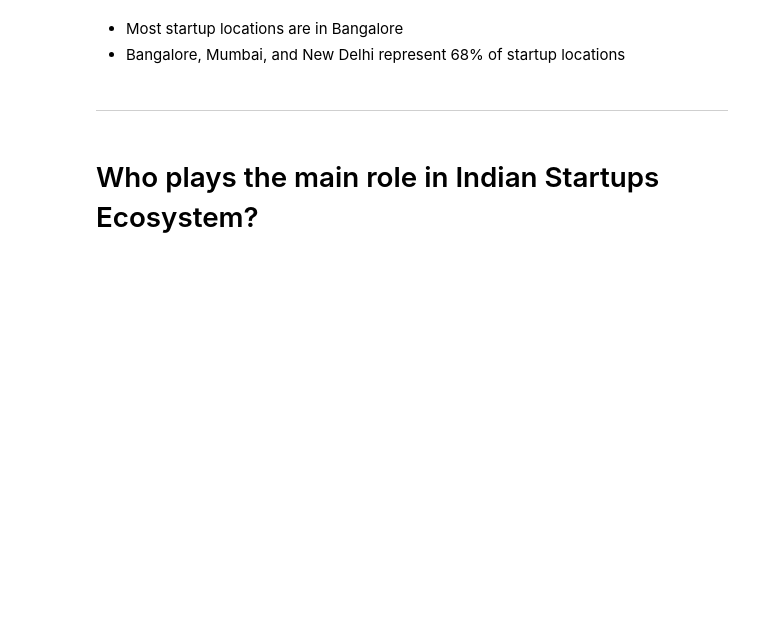
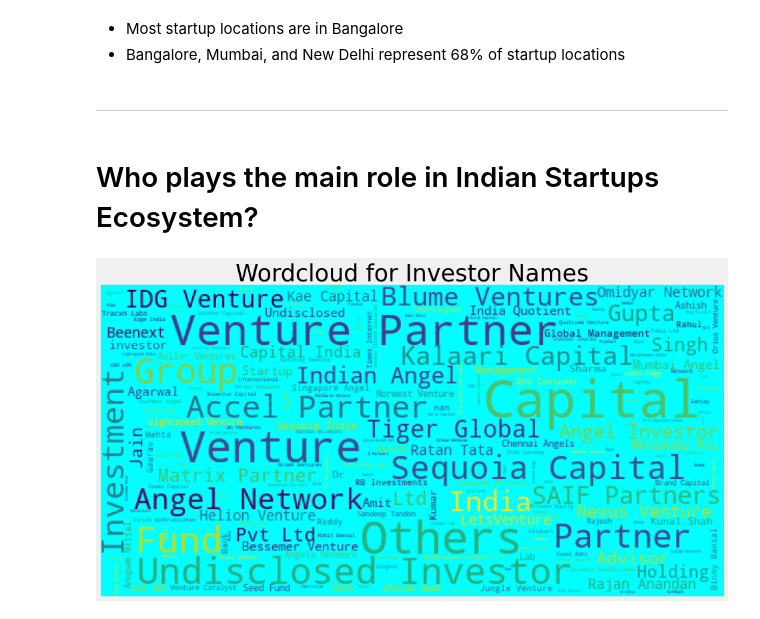
Before and after one commit to JulesMorris/DS-Projects, a Jupyter notebook: Indian_Startups.ipynb, the cells around one changed output. Drawn from its saved outputs; the diff is of its cells as text; code cells hidden in the pictures; blank space fills up the shorter version.

```diff
--- a/Indian_Startups.ipynb
+++ b/Indian_Startups.ipynb
@@ -409,4 +409,11 @@ plt.show()
 # %%
 names = df['InvestorsName'][~pd.isnull(df['InvestorsName'])]
 
-wordcloud = WordCloud(max_font_size = 50
+wordcloud = WordCloud(max_font_size = 50, width = 600, height = 300, background_color = 'cyan').generate(' '.join(names))
+plt.figure(figsize = (15,8))
+plt.imshow(wordcloud)
+plt.title('Wordcloud for Investor Names', fontsize = 35)
+plt.axis('off')
+plt.show()
+# %% [output]
+[figure, added]
```
Also changed, not shown: parts of 2 cells of this notebook.
